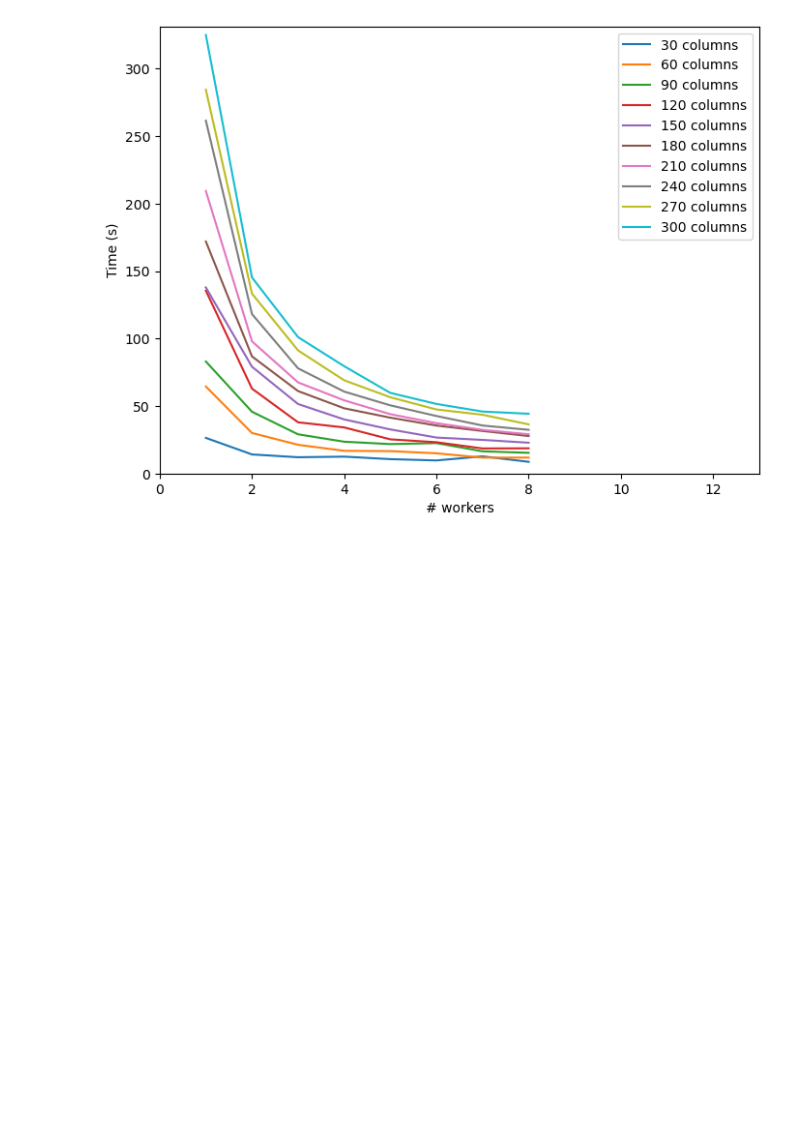
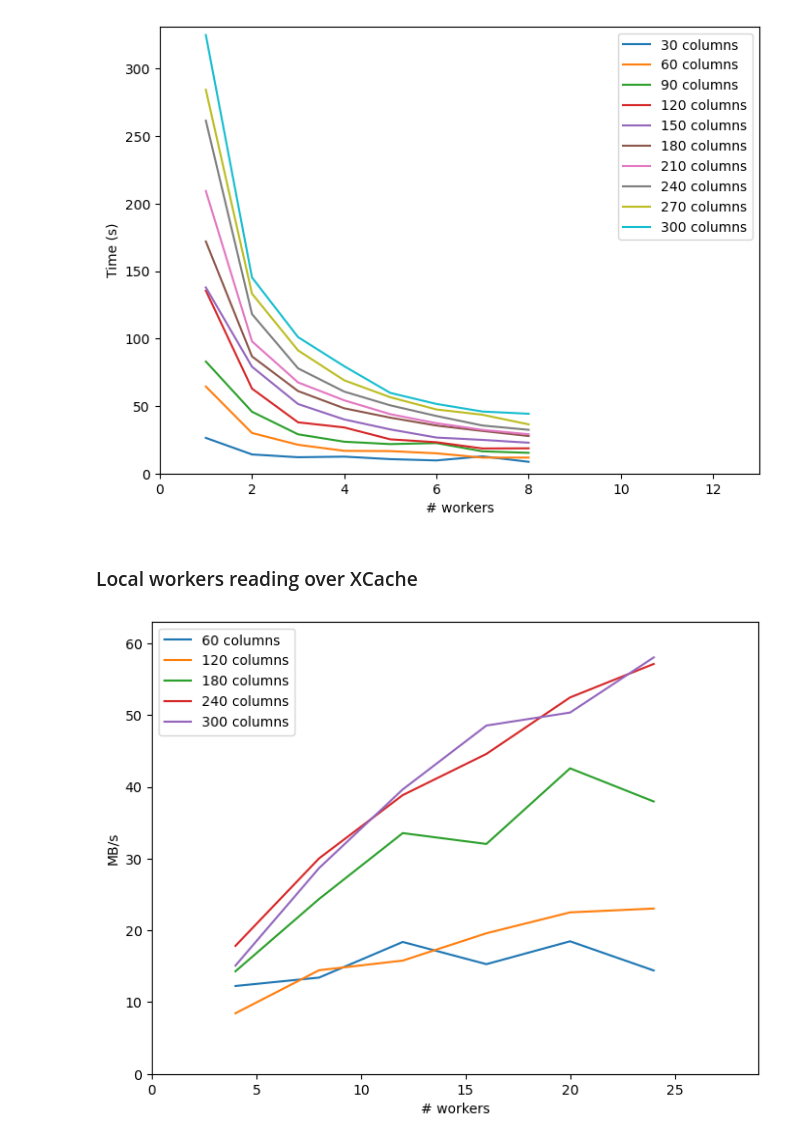
Before and after one commit to PurdueAF/af-benchmark, a Jupyter notebook: notebooks/2.1_Single-file-limit.ipynb, the cells around one changed output. Cells and saved outputs as stored; diff of their text form; code cells hidden in the pictures; blank space fills up the shorter version.

```diff
--- a/notebooks/2.1_Single-file-limit.ipynb
+++ b/notebooks/2.1_Single-file-limit.ipynb
@@ -78,3 +58,5 @@ plt.ylim(0, report.run.max() + 5)
 plt.show()
 # %% [output]
 [figure]
+# %% [markdown]
+### Local workers reading over XCache
@@ -80,0 +92,19 @@ plt.show()
+# %%
+import matplotlib.pyplot as plt
+
+report_xcache["MB/s (compressed)"] = report_xcache.compressed_bytes/report_xcache.process_columns/(1024*1024)
+
+report_by_ncols_xcache = report_xcache.groupby('n_columns_read')
+plt.figure(figsize=(8, 6))
+for ncols, group in report_by_ncols_xcache:
+    # print(group.n_workers, group["MB/s (compressed)"])
+    plt.plot(group.n_workers, group["MB/s (compressed)"], label=f"{ncols} columns")
+
+plt.xlabel('# workers')
+plt.ylabel('MB/s')
+plt.legend()
+plt.xlim(0, report_xcache.n_workers.max()+5)
+plt.ylim(0, report_xcache['MB/s (compressed)'].max() + 5)
+plt.show()
+# %% [output]
+[figure, added]
```
Also changed, not shown: parts of 4 cells of this notebook.
